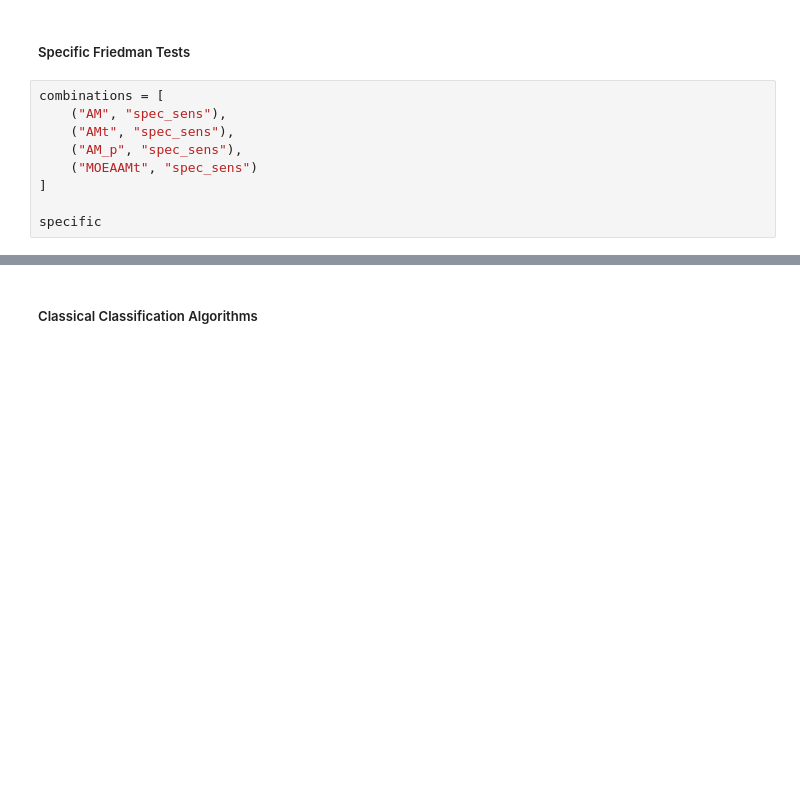
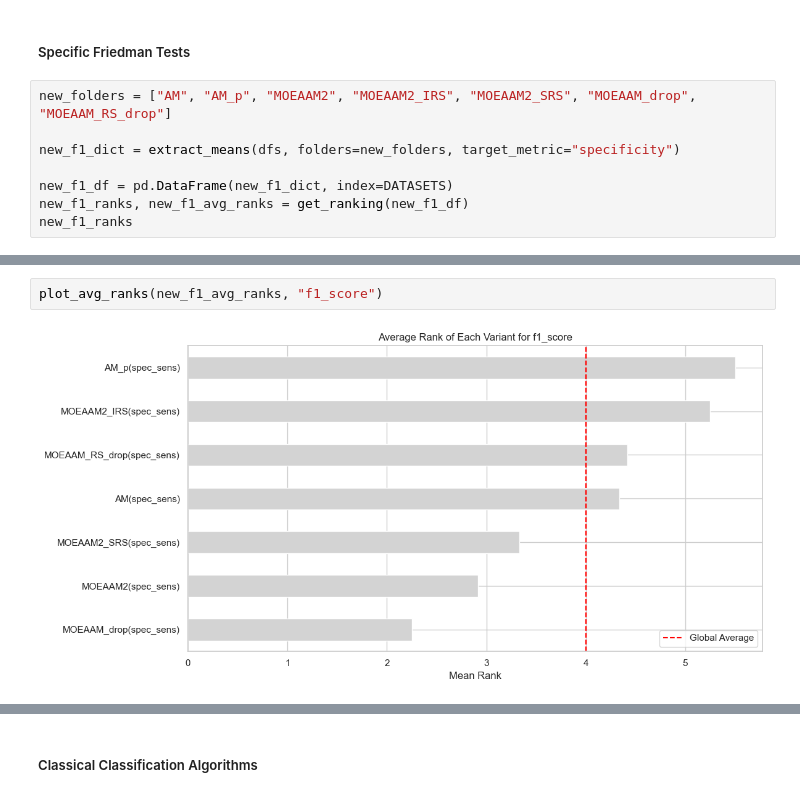
Before and after one commit to AdelCSE/Ant-Miner, a Jupyter notebook: src/notebooks/results_aggregation_2.ipynb, the cells around one changed output, grey strips where cells are left out. Saved outputs shown, nothing was run; the diff lists cells and outputs as text; blank space fills up the shorter version.

```diff
--- a/src/notebooks/results_aggregation_2.ipynb
+++ b/src/notebooks/results_aggregation_2.ipynb
@@ -564,11 +564,10 @@ MOEAAM2(spec_sens) and MOEAAM2_IRS(spec_sens): p=0.00391
 # %% [markdown]
 ##### Specific Friedman Tests
 # %%
-combinations = [
-    ("AM", "spec_sens"),
-    ("AMt", "spec_sens"),
-    ("AM_p", "spec_sens"),
-    ("MOEAAMt", "spec_sens")
-]
+new_folders = ["AM", "AM_p", "MOEAAM2", "MOEAAM2_IRS", "MOEAAM2_SRS", "MOEAAM_drop", "MOEAAM_RS_drop"]
 
-specific
+new_f1_dict = extract_means(dfs, folders=new_folders, target_metric="specificity")
+
+new_f1_df = pd.DataFrame(new_f1_dict, index=DATASETS)
+new_f1_ranks, new_f1_avg_ranks = get_ranking(new_f1_df)
+new_f1_ranks
@@ -574,0 +589,4 @@ specific
+# %%
+plot_avg_ranks(new_f1_avg_ranks, "f1_score")
+# %% [output]
+[figure, added]
```
Also changed, not shown: parts of 2 cells of this notebook, 4 other files.
